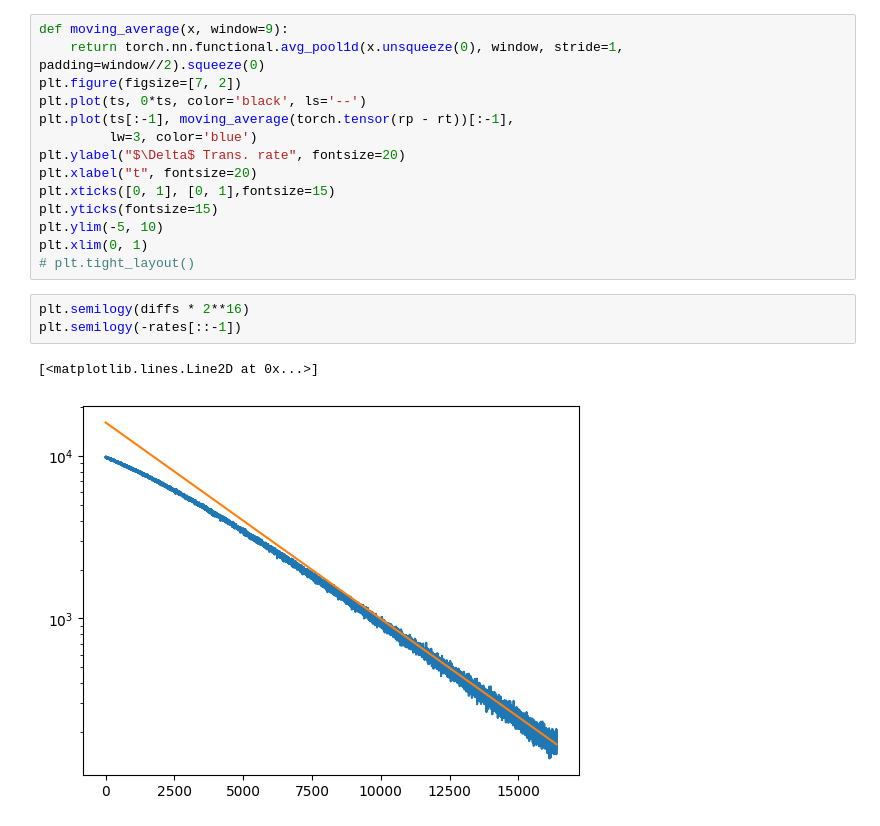
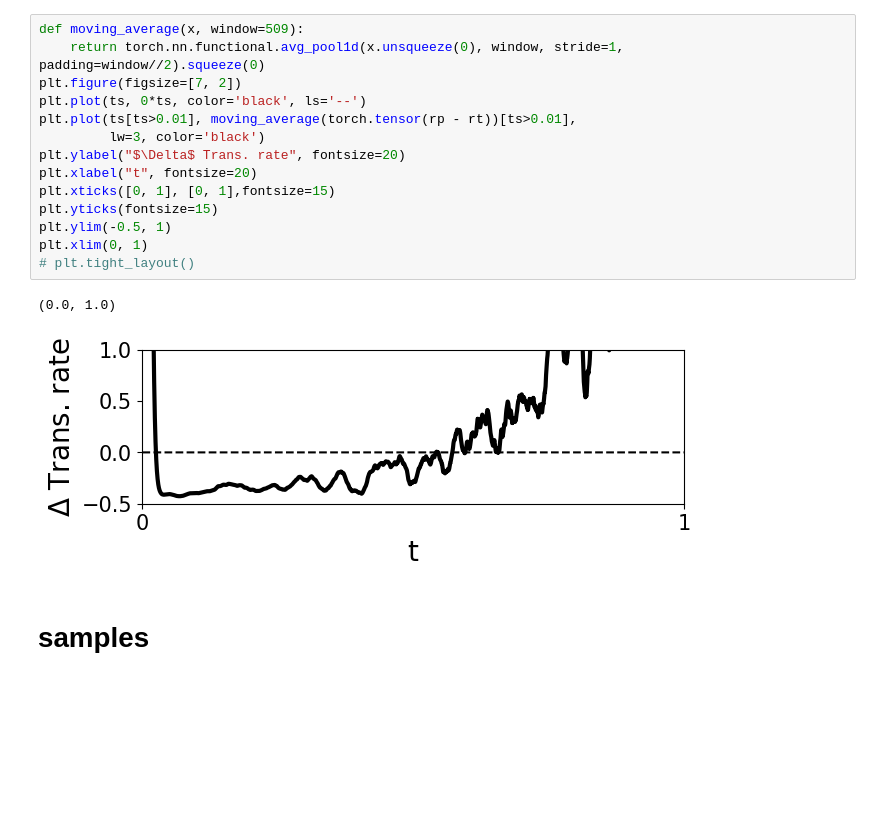
Before and after one commit to AlanNawzadAmin/tauLDR, a Jupyter notebook: image.ipynb, the cells around one changed output. Drawn from its saved outputs; the diff is of its cells as text; blank space fills up the shorter version.

```diff
--- a/image.ipynb
+++ b/image.ipynb
@@ -171,23 +125,22 @@ plt.xlim(0, 1)
 # %%
-def moving_average(x, window=9):
+def moving_average(x, window=509):
     return torch.nn.functional.avg_pool1d(x.unsqueeze(0), window, stride=1, padding=window//2).squeeze(0)
 plt.figure(figsize=[7, 2])
 plt.plot(ts, 0*ts, color='black', ls='--')
-plt.plot(ts[:-1], moving_average(torch.tensor(rp - rt))[:-1],
-         lw=3, color='blue')
+plt.plot(ts[ts>0.01], moving_average(torch.tensor(rp - rt))[ts>0.01],
+         lw=3, color='black')
 plt.ylabel("$\Delta$ Trans. rate", fontsize=20)
 plt.xlabel("t", fontsize=20)
 plt.xticks([0, 1], [0, 1],fontsize=15)
 plt.yticks(fontsize=15)
-plt.ylim(-5, 10)
+plt.ylim(-0.5, 1)
 plt.xlim(0, 1)
 # plt.tight_layout()
+# %% [output]
+(0.0, 1.0)
+[figure, added]
-# %%
-plt.semilogy(diffs * 2**16)
-plt.semilogy(-rates[::-1])
-# %% [output]
-[<matplotlib.lines.Line2D at 0x...>]
-[figure, removed]
+# %% [markdown]
+# samples
 # %%
 # ------------- Display the sample ------------
 idx = 0
```
Also changed, not shown: parts of 20 cells of this notebook, 3 other files.
